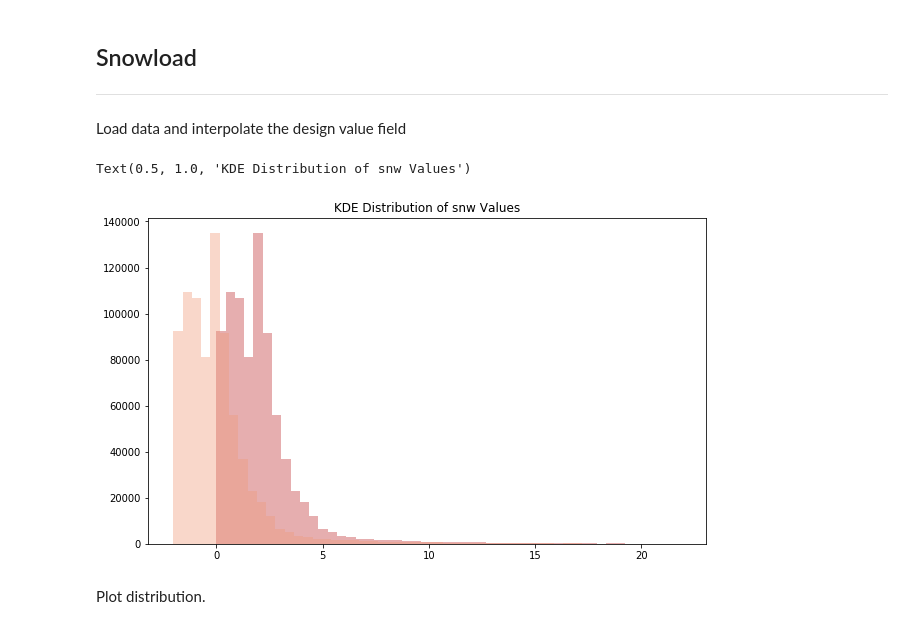
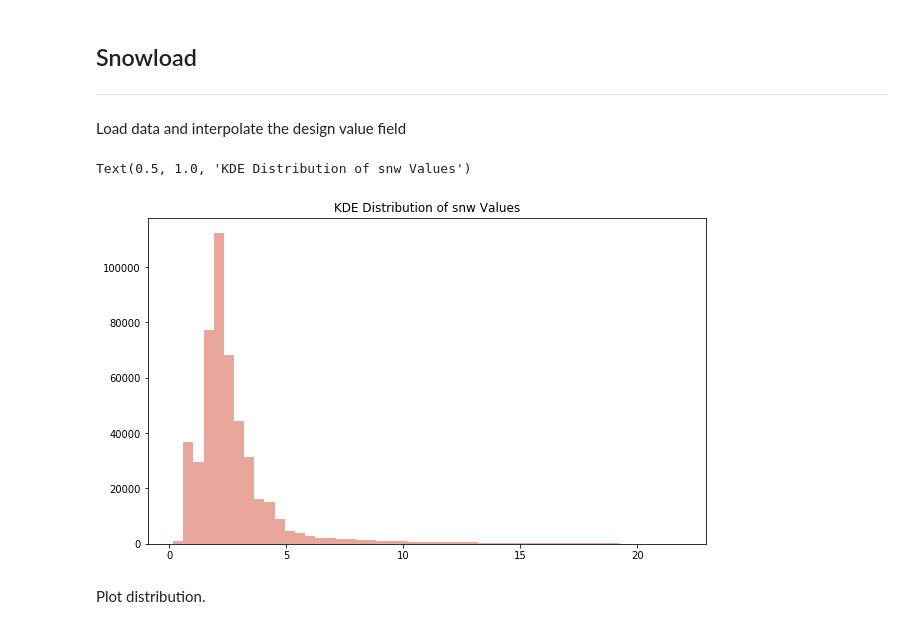
Before and after one commit to pacificclimate/climpyrical, a Jupyter notebook: notebooks/snow.ipynb, the cells around one changed output. Cells and saved outputs as stored; diff of their text form; code cells hidden in the pictures.

```diff
--- a/notebooks/snow.ipynb
+++ b/notebooks/snow.ipynb
@@ -28,24 +28,28 @@ Load data and interpolate the design value field
 # %%
 PATH = '/storage/data/projects/nrc/CanRCM4_large_ensemble/design_values/snw/snw_CanRCM4-LE_ens35_1951-2016_max_rl50_load.nc'
 mask_path = '/home/nannau/Desktop/climpyrical/data/mask.nc'
 dv = 'snw'
 
 interp_dict = get_interpolation(mask_path, PATH, dv)
 master_idx = interp_dict['idx']
-iens = (interp_dict['iens'][:, master_idx]).T
+north_master_idx = interp_dict['irlat_ens'] > 2.
+
+midx = np.logical_and(north_master_idx, master_idx)
+
+iens = (interp_dict['iens'][:, midx]).T
 oldiens = iens.copy()
 
 from sklearn.preprocessing import StandardScaler
 scaler = StandardScaler(with_mean=True, with_std=False)
-iens = scaler.fit_transform(iens)
+#iens = scaler.fit_transform(iens)
 
 plt.figure(figsize=(10, 6))
 sns.distplot(oldiens[..., 0], kde = False, kde_kws = {'shade': True,'linewidth': 3}, label='non-anomaly')
 sns.distplot(iens[..., 0], kde = False, kde_kws = {'shade': True,'linewidth': 3}, label='anomaly')
 plt.title('KDE Distribution of {} Values'.format(dv))
 # %% [output]
 Text(0.5, 1.0, 'KDE Distribution of snw Values')
-[figure, old version]
+[figure, new version]
 # %% [markdown]
 Plot distribution.
 # %% [markdown]
```
Also changed, not shown: parts of 13 cells of this notebook.
